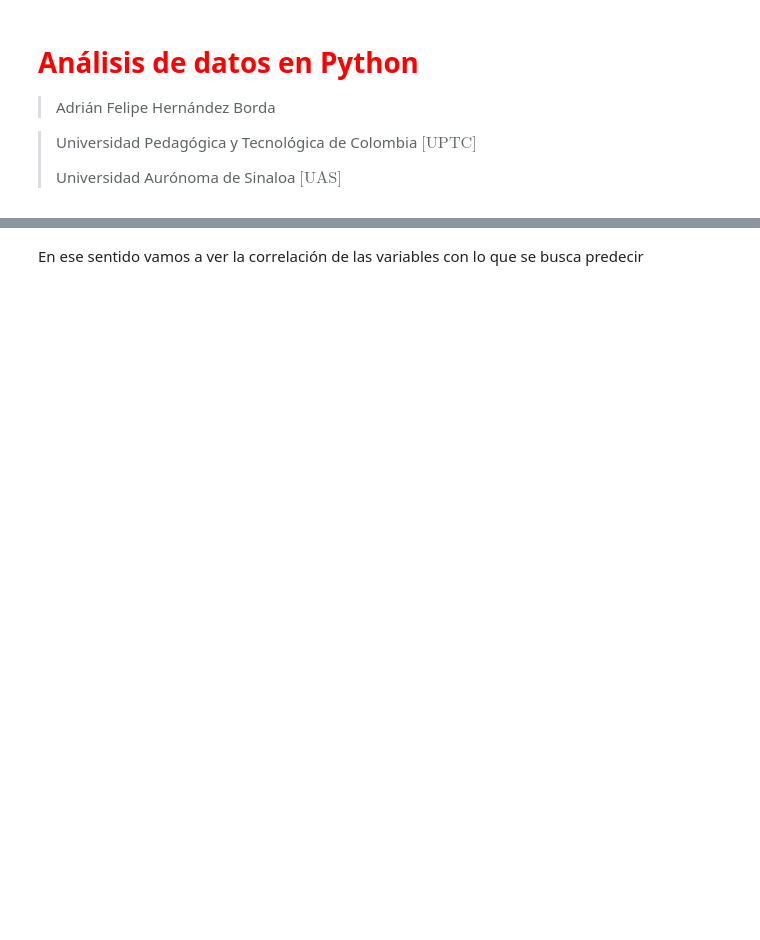
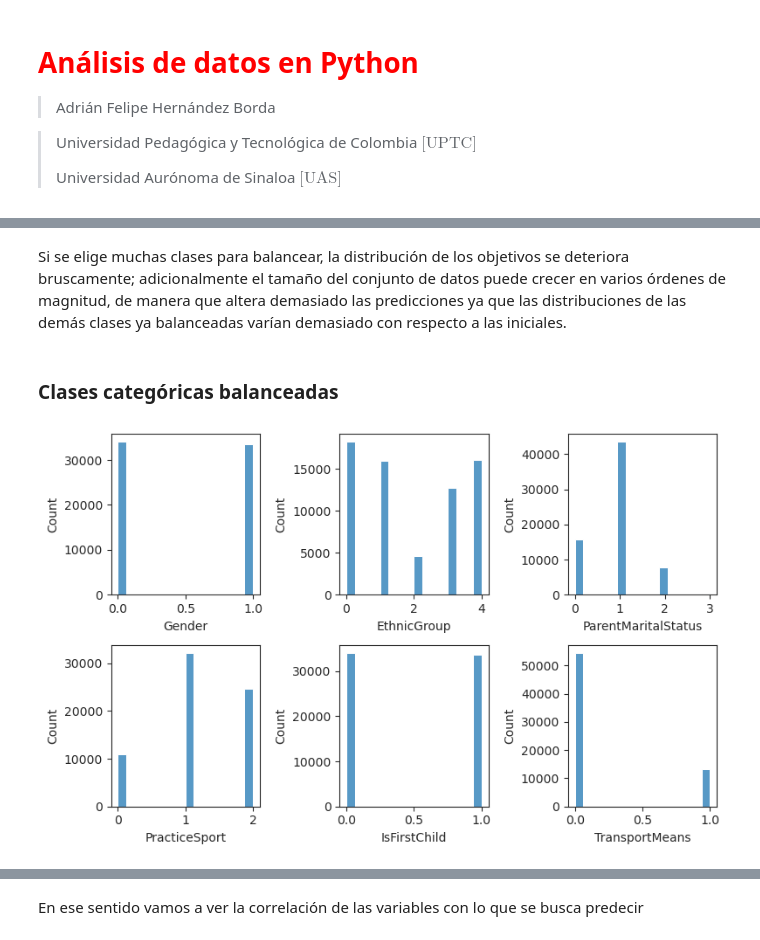
Before and after one commit to AdrFelHB/an-lisis-de-datos, a Jupyter notebook: main.ipynb, the cells around one changed output, grey strips where cells are left out. Saved outputs shown, nothing was run; the diff lists cells and outputs as text; code cells hidden in the pictures; blank space fills up the shorter version.

```diff
--- a/main.ipynb
+++ b/main.ipynb
@@ -478,0 +306,8 @@ display(result)
+# %%
+def smooting (df_target:pd.DataFrame,df_vars:pd.DataFrame):
+    smo = SMOTE(sampling_strategy='not majority',k_neighbors=1,n_jobs=-1)
+    enn = ENN(sampling_strategy='not minority',n_neighbors=1)
+    method = SMOTEENN(sampling_strategy='auto',n_jobs=-1,smote=smo,enn=enn)
+    method.fit(df_vars,df_target)
+    df_vars_out, df_target_out = method.fit_resample(df_vars,df_target)
+    return df_vars_out, df_target_out
@@ -478,0 +316,15 @@ display(result)
+# %%
+def balance(df_main:pd.DataFrame,cols:list):
+    df_aux = df_main.copy()
+    df_new = df_aux.copy()
+    for col in tqdm(cols):
+        df_aux = pd.concat(smooting(df_target=df_new[col],
+                                    df_vars=df_new.drop(labels=col,axis=1)),axis=1)
+        df_new = df_aux.copy()
+        del(df_aux)
+        print(df_new.shape)
+    return df_new
+# %%
+cols_balance = ['EthnicGroup','ParentEduc','LunchType','Gender']
+# %%
+data_nb = balance(df_main=data,cols=cols_balance)
@@ -478,0 +336,2 @@ display(result)
+# %% [markdown]
+Si se elige muchas clases para balancear, la distribución de los objetivos se deteriora bruscamente; adicionalmente el tamaño del conjunto de datos puede crecer en varios órdenes de magnitud, de manera que altera demasiado las predicciones ya que las distribuciones de las demás clases ya balanceadas varían demasiado con respecto a las iniciales.
@@ -478,0 +340,21 @@ display(result)
+# %% [markdown]
+### Clases categóricas balanceadas
+# %%
+fig,ax = plt.subplots(nrows=2
+                      ,ncols=3
+                      ,figsize=(8,5))
+ax = ax.flatten()
+for k,col in enumerate(cols_categoric):
+    #labels = data_tags[col].unique()
+    sns.histplot(data_nb[col],
+                 bins=bins
+                 ,kde=False
+                 ,label=col
+                 ,ax=ax[k])
+    #ax[k].set_xticklabels(labels=labels
+    #                      ,rotation=30
+    #                      ,ha='right')
+plt.tight_layout()
+plt.show()
+# %% [output]
+[figure, added]
```
Also changed, not shown: parts of 138 cells of this notebook.
